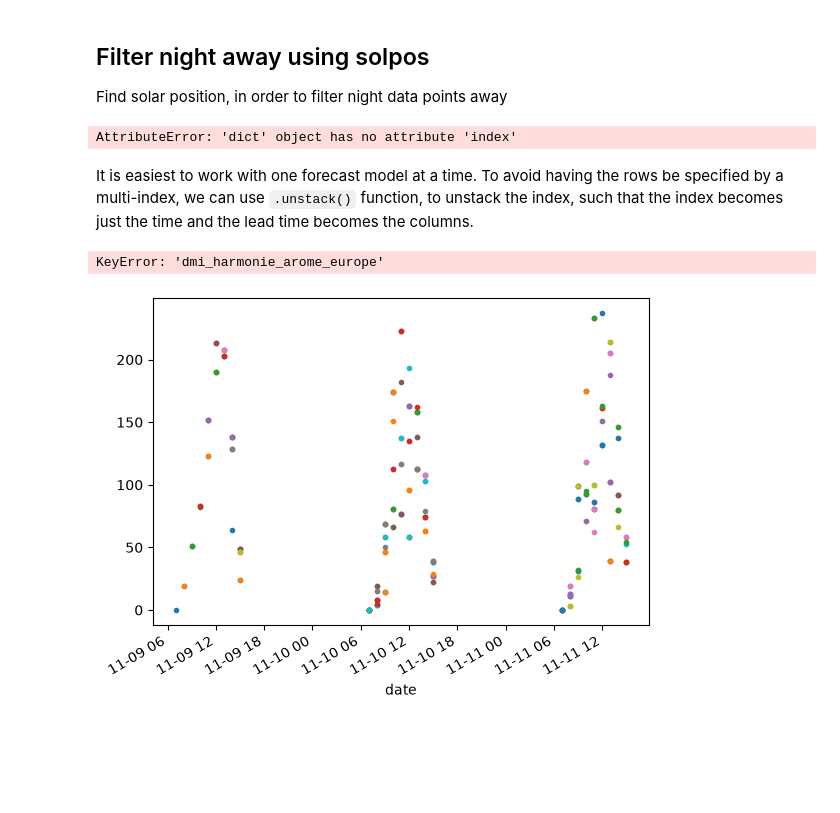
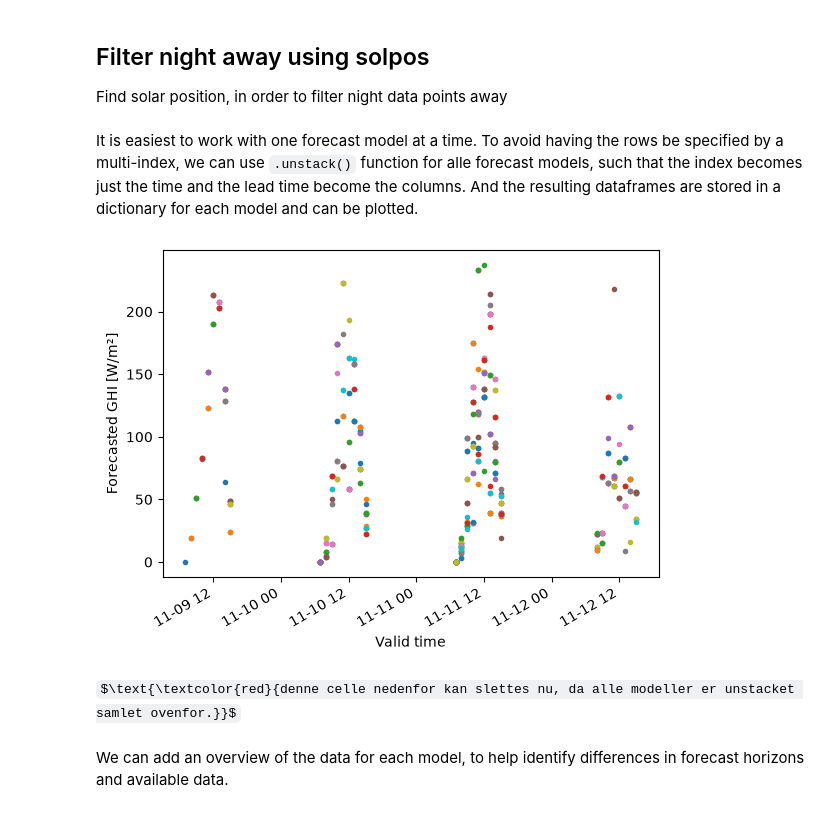
Before and after one commit to MatildeMGM/solar_forecast_project, a Jupyter notebook: notebooks/forecast_data.ipynb, the cells around one changed output. Drawn from its saved outputs; the diff is of its cells as text; code cells hidden in the pictures; some formulas as TeX source; blank space fills up the shorter version.

Commit message:
update forecast data notebook

```diff
--- a/notebooks/forecast_data.ipynb
+++ b/notebooks/forecast_data.ipynb
@@ -46,22 +46,7 @@ dict_keys(['dmi_harmonie_arome_europe', 'metno_nordic', 'ecmwf_ifs025', 'ecmwf_a
 
 Find solar position, in order to filter night data points away
 # %%
-timestamps = pd.DatetimeIndex(forecast_data.index.get_level_values(0))
-
-solpos = pvlib.solarposition.get_solarposition(
-    timestamps,
-    latitude=56.93,
-    longitude=8.6412,
-    method="nrel_numpy",
-)
-
-solhøjde = solpos["apparent_elevation"]
-
-df_forecast_day = forecast_data.loc[solhøjde.to_numpy() > 0]
-df_forecast_day.info()
-
-
-# Calculate solar position for forecast valid times
+#Calculate solar position for forecast valid times
 timestamps = pd.DatetimeIndex(pd.concat(forecast_data.values())["valid_time"].unique())
 
 solpos = pvlib.solarposition.get_solarposition(
@@ -71,28 +56,32 @@ solpos = pvlib.solarposition.get_solarposition(
     method="nrel_numpy",
 )
 
-solhøjde = solpos["apparent_elevation"]
+solar_elevation = solpos["apparent_elevation"]
 
-# Keep only daylight hours
-daylight_times = timestamps[solhøjde.to_numpy() > 0]
+#Only keeping the daylight hours
+daylight_times = timestamps[solar_elevation.to_numpy() > 0]
 
-forecast_day = {
+df_forecast_day = {
     model: df[df["valid_time"].isin(daylight_times)].copy()
     for model, df in forecast_data.items()
 }
-# %% [output]
-AttributeError: 'dict' object has no attribute 'index'
 # %% [markdown]
-It is easiest to work with one forecast model at a time. To avoid having the rows be specified by a multi-index, we can use ``.unstack()`` function, to unstack the index, such that the index becomes just the time and the lead time becomes the columns.
+It is easiest to work with one forecast model at a time. To avoid having the rows be specified by a multi-index, we can use ``.unstack()`` function for alle forecast models, such that the index becomes just the time and the lead time become the columns. And the resulting dataframes are stored in a dictionary for each model and can be plotted.
-# %%
-dmi_harmonie_arome_europe = df_forecast_day["dmi_harmonie_arome_europe"].unstack()
-# %% [output]
-KeyError: 'dmi_harmonie_arome_europe'
+# %%
+#Unstacking all forecast models
+forecast_unstacked = {
+    model: df.set_index(["valid_time", "lead_time_h"])["ghi_forecast"].unstack()
+    for model, df in df_forecast_day.items()
+}
 # %%
 fig, ax = plt.subplots()
-dmi_harmonie_arome_europe.plot(ax=ax, lw=0, marker=".")
-plt.legend().remove()
+forecast_unstacked["dmi_harmonie_arome_europe"].plot(ax=ax, lw=0, marker=".")
+ax.set_xlabel("Valid time")
+ax.set_ylabel("Forecasted GHI [W/m²]")
+ax.legend().remove()
 plt.show()
 # %% [output]
-[figure, old version]
+[figure, new version]
+# %% [markdown]
+$\text{\textcolor{red}{denne celle nedenfor kan slettes nu, da alle modeller er unstacket samlet ovenfor.}}$
 # %%
@@ -104,3 +92,5 @@ gfs_global = df_forecast_day["gfs_global"].unstack()
 ecmwf_ifs = df_forecast_day["ecmwf_ifs"].unstack()
 dmi_seamless = df_forecast_day["dmi_seamless"].unstack()
 gfs_seamless = df_forecast_day["gfs_seamless"].unstack()
+# %% [markdown]
+We can add an overview of the data for each model, to help identify differences in forecast horizons and available data.
```
Also changed, not shown: parts of 2 cells of this notebook.
